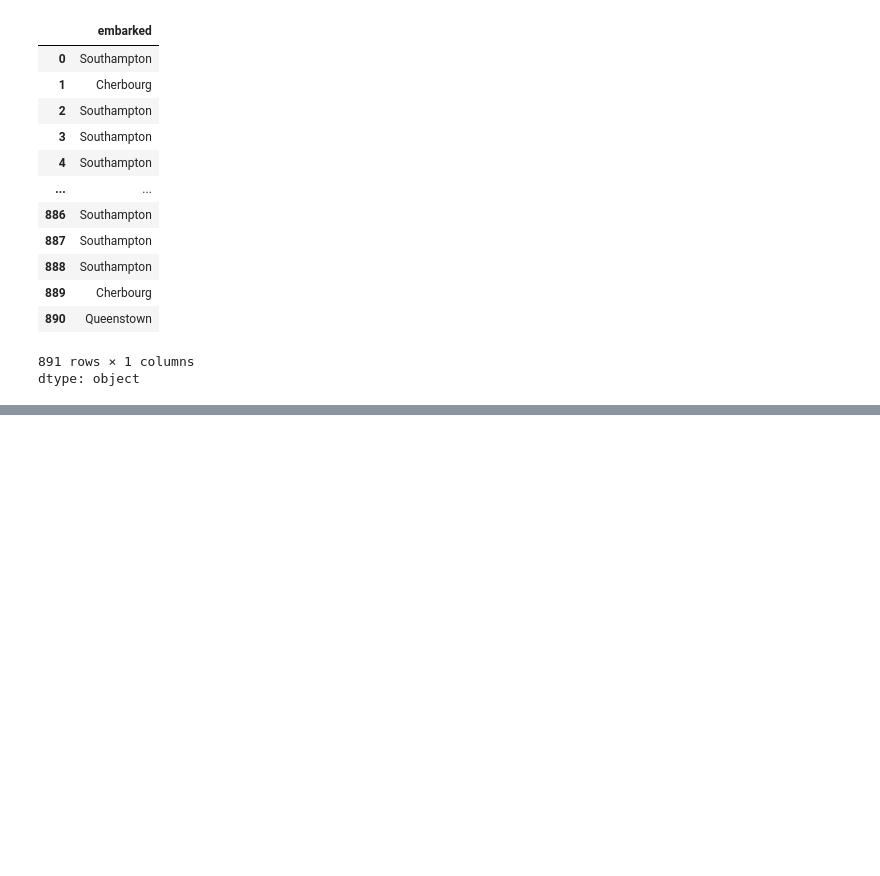
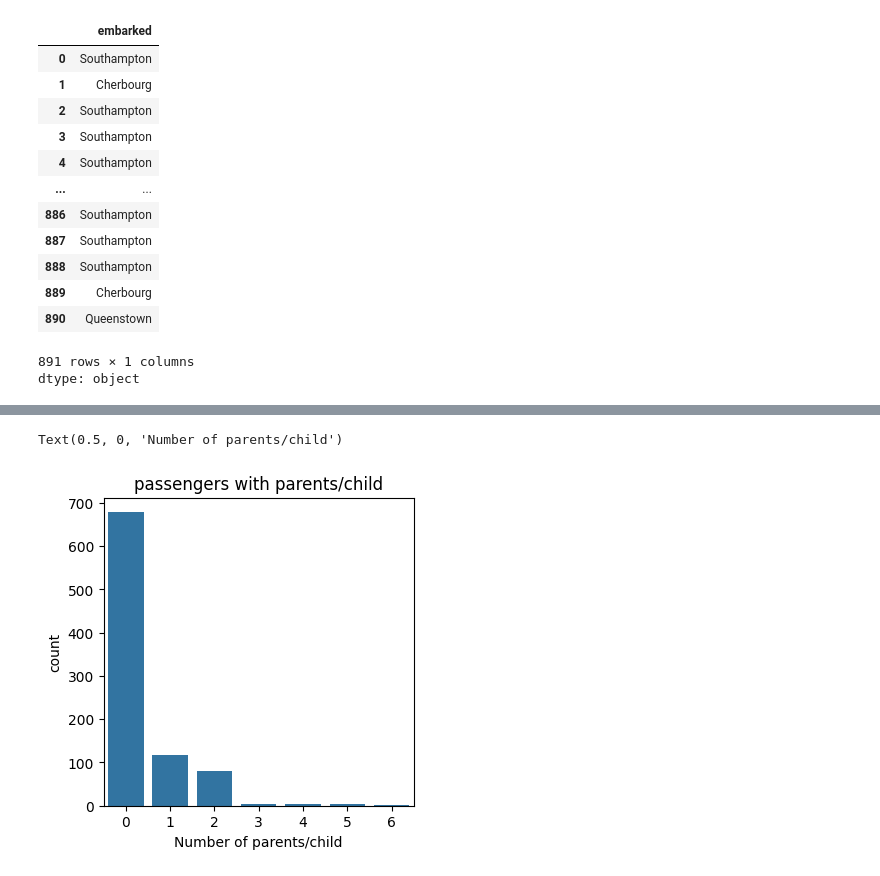
Before and after one commit to sreeparvathitk/python-projects, a Jupyter notebook: titanic.ipynb, the cells around one changed output, grey strips where cells are left out. Drawn from its saved outputs; the diff is of its cells as text; code cells hidden in the pictures; blank space fills up the shorter version.

```diff
--- a/titanic.ipynb
+++ b/titanic.ipynb
@@ -149,0 +193,10 @@ dtype: object
+# %%
+# passengers had parents/children (Parch)
+plt.figure(figsize=(4,4))
+sns.countplot(data=df, x=df["parch"])
+plt.title("passengers with parents/child")
+plt.ylabel("count")
+plt.xlabel("Number of parents/child")
+# %% [output]
+Text(0.5, 0, 'Number of parents/child')
+[figure, added]
```
Also changed, not shown: parts of 8 cells of this notebook.
